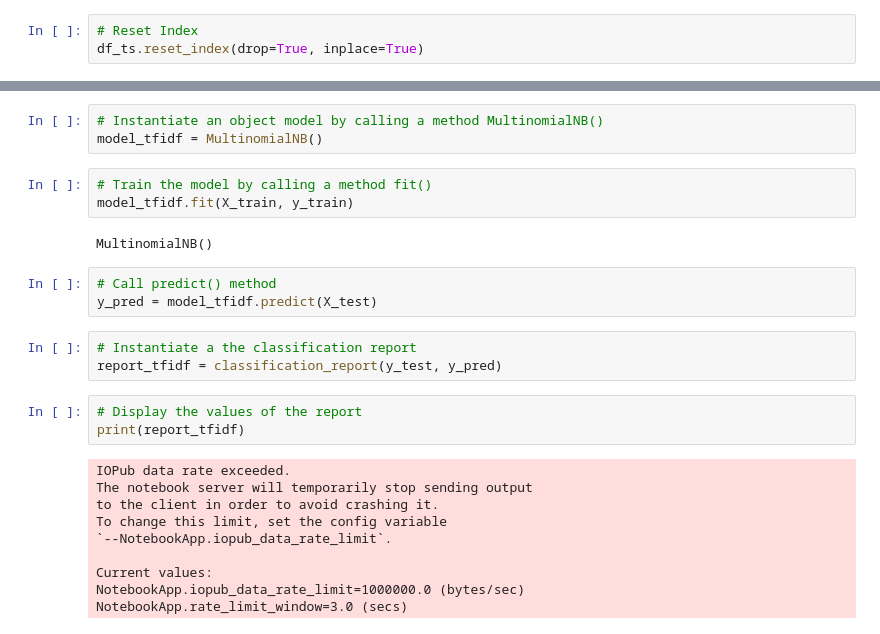
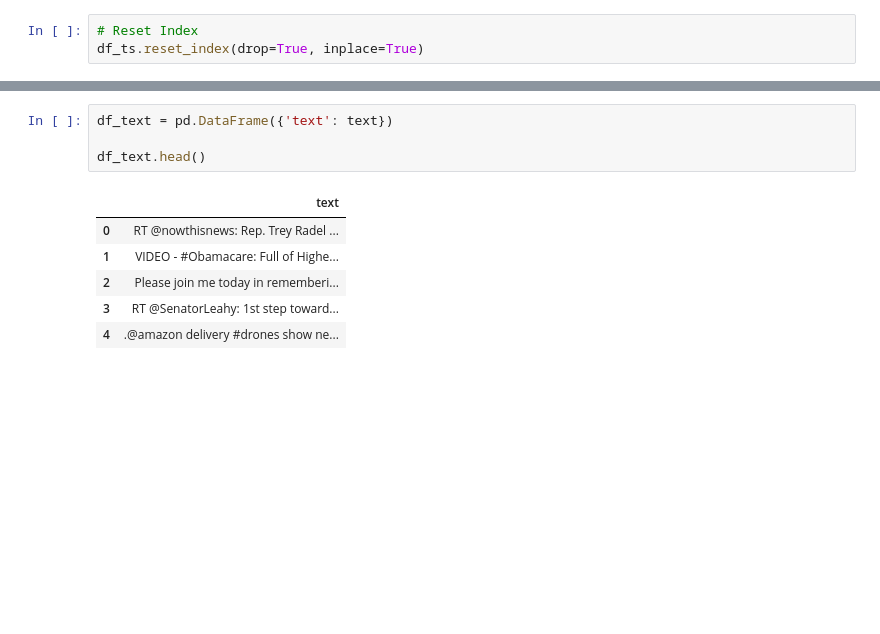
Before and after one commit to ArielGoldman89/CA2-MLB-and-DV-Integrated, a Jupyter notebook: CA2_MLB.ipynb, the cells around one changed output, grey strips where cells are left out. Cells and saved outputs as stored; diff of their text form; blank space fills up the shorter version.

```diff
--- a/CA2_MLB.ipynb
+++ b/CA2_MLB.ipynb
@@ -1013,27 +968,11 @@ Number of rows and columns after splitting dataset:  (3500, 17951) (1500, 17951)
-# %%
-# Instantiate an object model by calling a method MultinomialNB()
-model_tfidf = MultinomialNB()
-# %%
-# Train the model by calling a method fit()
-model_tfidf.fit(X_train, y_train)
-# %% [output]
-MultinomialNB()
-# %%
-# Call predict() method
-y_pred = model_tfidf.predict(X_test)
-# %%
-# Instantiate a the classification report
-report_tfidf = classification_report(y_test, y_pred)
-# %%
-# Display the values of the report
-print(report_tfidf)
-# %% [output]
-IOPub data rate exceeded.
-The notebook server will temporarily stop sending output
-to the client in order to avoid crashing it.
-To change this limit, set the config variable
-`--NotebookApp.iopub_data_rate_limit`.
-
-Current values:
-NotebookApp.iopub_data_rate_limit=1000000.0 (bytes/sec)
-NotebookApp.rate_limit_window=3.0 (secs)
+# %%
+df_text = pd.DataFrame({'text': text})
+
+df_text.head()
+# %% [output]
+|  | text |
+| 0 | RT @nowthisnews: Rep. Trey Radel ... |
+| 1 | VIDEO - #Obamacare: Full of Highe... |
+| 2 | Please join me today in rememberi... |
+| 3 | RT @SenatorLeahy: 1st step toward... |
+| 4 | .@amazon delivery #drones show ne... |
```
Also changed, not shown: parts of 75 cells of this notebook.
